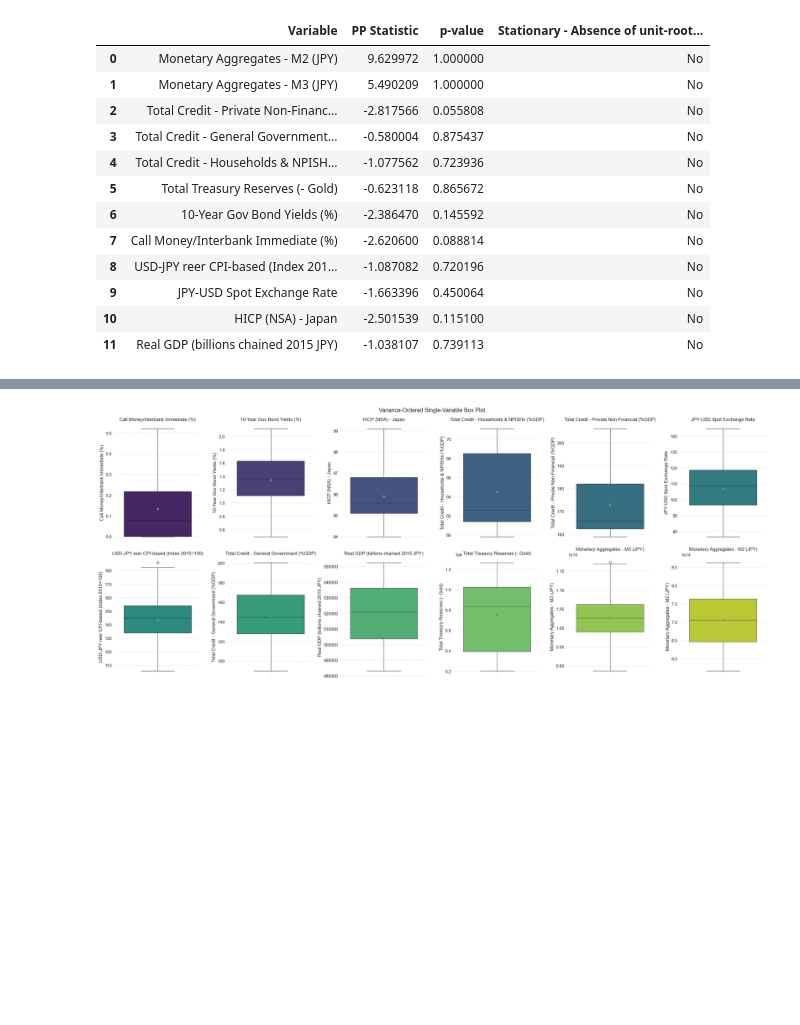
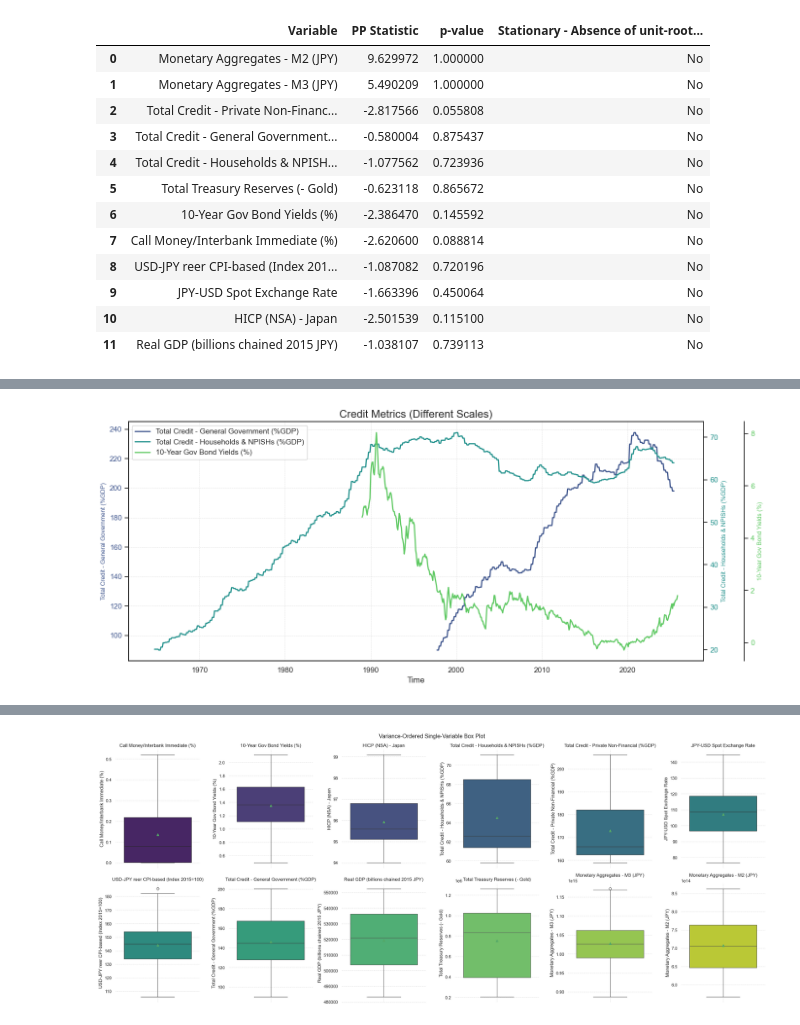
Before and after one commit to EliaLand/PVAR_japan_endogenous_money, a Jupyter notebook: Module2_stats_data_plotting.ipynb, the cells around one changed output, grey strips where cells are left out. Cells and saved outputs as stored; diff of their text form; code cells hidden in the pictures; blank space fills up the shorter version.

```diff
--- a/Module2_stats_data_plotting.ipynb
+++ b/Module2_stats_data_plotting.ipynb
@@ -232,0 +444,83 @@ metrics_group = {
+# %%
+#
+
+df = jp_aggregated_df.copy()
+df = df.drop(columns=["Country"], errors="ignore")
+
+df["Time"] = pd.to_datetime(df["Time"])
+df = df.sort_values("Time")
+
+# -------------------------
+# Group definitions (as requested)
+# - Credit metrics
+# - Monetary aggregates
+# - Monetary policy proxies + reserves
+# - Output + FX + (REER for output)
+# - Prices + (REER for prices)
+# -------------------------
+groups = {
+    "Credit Metrics (Different Scales)": [
+        "Total Credit - General Government (%GDP)",
+        "Total Credit - Households & NPISHs (%GDP)",
+        "10-Year Gov Bond Yields (%)"
+    ],
+    "Monetary Aggregates (Different Scales)": [
+        "Monetary Aggregates - M2 (JPY)",
+        "Monetary Aggregates - M3 (JPY)",
+        "10-Year Gov Bond Yields (%)"
+    ],
+    "Monetary Policy Proxies + Reserves (Different Scales)": [
+        "10-Year Gov Bond Yields (%)",
+        "Call Money/Interbank Immediate (%)",
+        "Total Treasury Reserves (- Gold)"
+    ],
+    "Output Trends + FX / REER (Different Scales)": [
+        "Real GDP (billions chained 2015 JPY)",
+        "HICP (NSA) - Japan",
+        "JPY-USD Spot Exchange Rate",
+    ],
+}
+
+# -------------------------
+# Plot: one figure per group, multiple y-axes, viridis palette, legend visible
+# (single code cell, no user-defined functions)
+# -------------------------
+for title, cols in groups.items():
+
+    # keep only existing numeric columns
+    cols = [c for c in cols if c in df.columns and pd.api.types.is_numeric_dtype(df[c])]
+    if len(cols) == 0:
+        print(f"[Skip] {title}: no numeric columns found.")
+        continue
+
+    pal = sns.color_palette("viridis", n_colors=len(cols))
+    fig, ax0 = plt.subplots(figsize=(14, 6))
+
+    lines, labels = [], []
+
+    for i, col in enumerate(cols):
+        ax = ax0 if i == 0 else ax0.twinx()
+
+        # push additional right spines outward so scales don't overlap
+        if i > 1:
+            ax.spines["right"].set_position(("outward", 60 * (i - 1)))
+
+        line, = ax.plot(df["Time"], df[col], lw=1.8, color=pal[i], label=col)
+        ax.set_ylabel(col, color=pal[i], fontsize=9)
+        ax.tick_params(axis="y", labelcolor=pal[i])
+
+        lines.append(line)
+        labels.append(col)
+
+    ax0.set_title(title, fontsize=16)
+    ax0.set_xlabel("Time")
+    ax0.grid(True, linestyle="--", linewidth=0.6, alpha=0.6)
+    ax0.spines["top"].set_visible(False)
+    ax0.spines["right"].set_visible(False)
+
+    ax0.legend(lines, labels, loc="upper left", frameon=True)
+
+    plt.tight_layout()
+    plt.show()
+# %% [output]
+[figure, added]
```
Also changed, not shown: parts of 17 cells of this notebook, 2 other files.
